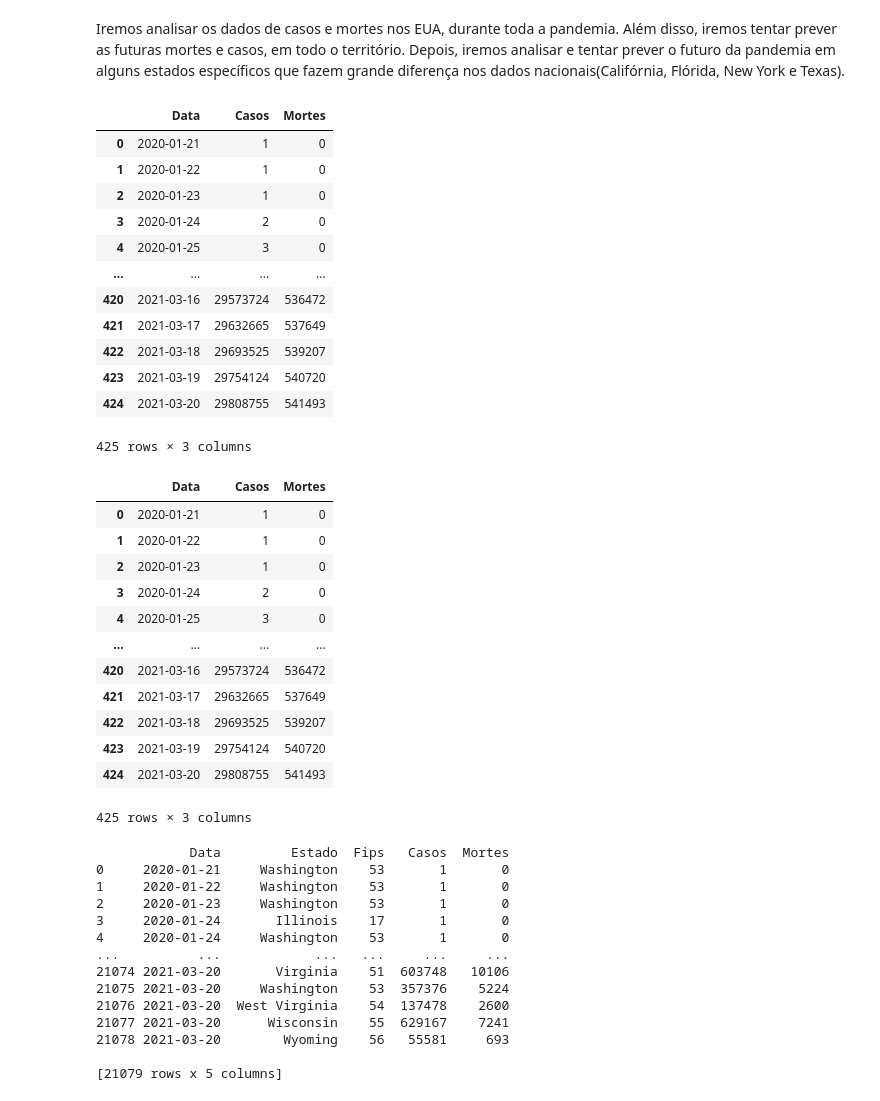
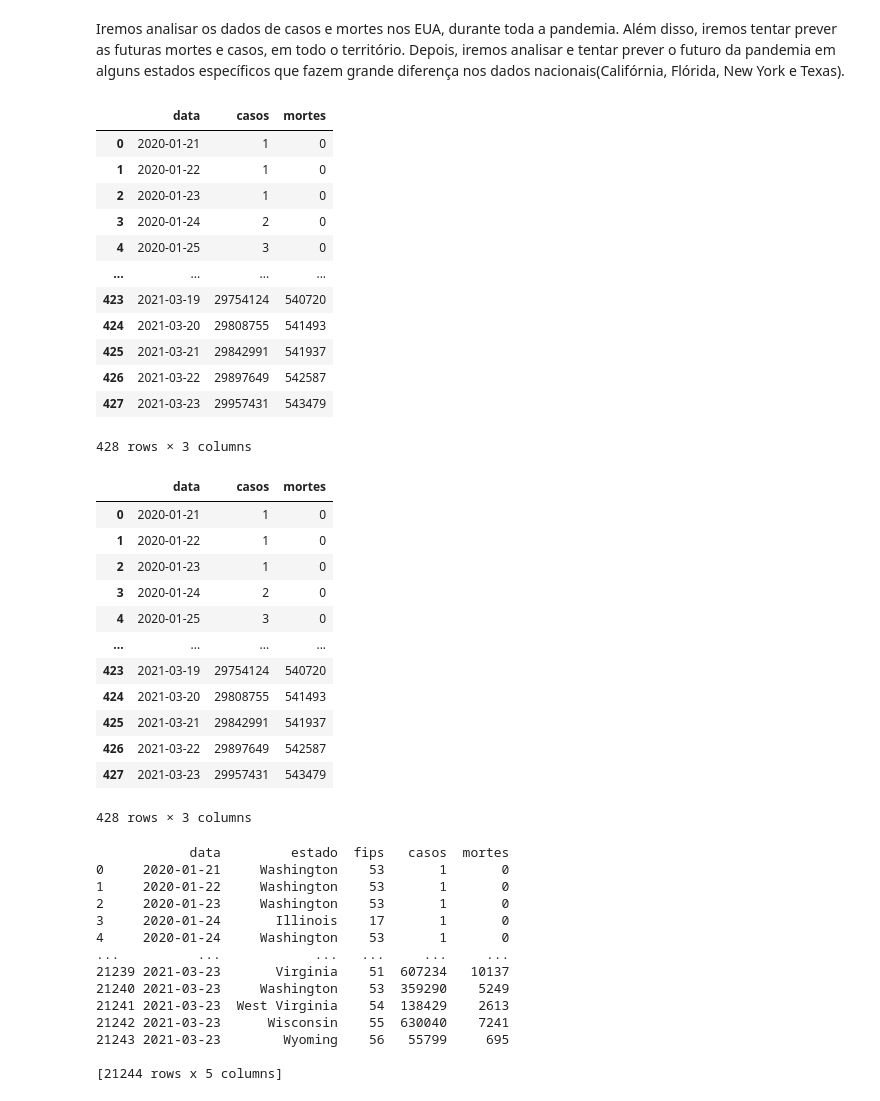
Before and after one commit to RicardoPreto/Covid-19_USA, a Jupyter notebook: Covid_19_USA.ipynb, the cells around one changed output. Saved outputs shown, nothing was run; the diff lists cells and outputs as text; code cells hidden in the pictures.

```diff
--- a/Covid_19_USA.ipynb
+++ b/Covid_19_USA.ipynb
@@ -11,43 +11,43 @@ import plotly.graph_objects as go
 # %%
     # Primeiro, vamos importar os dados do The New York Times
 url = 'https://raw.githubusercontent.com/nytimes/covid-19-data/master/us.csv'
 database = pd.read_csv(url, ',', parse_dates=['date'])
-database.columns = ['Data', 'Casos', 'Mortes']
+database.columns = ['data', 'casos', 'mortes']
 database
 # %% [output]
-|  | Data | Casos | Mortes |
+|  | data | casos | mortes |
 | 0 | 2020-01-21 | 1 | 0 |
 | 1 | 2020-01-22 | 1 | 0 |
 | 2 | 2020-01-23 | 1 | 0 |
 | 3 | 2020-01-24 | 2 | 0 |
 | 4 | 2020-01-25 | 3 | 0 |
 | ... | ... | ... | ... |
-| 420 | 2021-03-16 | 29573724 | 536472 |
-| 421 | 2021-03-17 | 29632665 | 537649 |
-| 422 | 2021-03-18 | 29693525 | 539207 |
 | 423 | 2021-03-19 | 29754124 | 540720 |
 | 424 | 2021-03-20 | 29808755 | 541493 |
+| 425 | 2021-03-21 | 29842991 | 541937 |
+| 426 | 2021-03-22 | 29897649 | 542587 |
+| 427 | 2021-03-23 | 29957431 | 543479 |
-425 rows × 3 columns
+428 rows × 3 columns
 # %%
     # Vamos selecionar e retirar o que não queremos dos dados
 database = database.loc[
-    (database.Casos >= 1) &
-    (database.Mortes >= 0)
+    (database.casos >= 1) &
+    (database.mortes >= 0)
 ]
 database
 # %% [output]
-|  | Data | Casos | Mortes |
+|  | data | casos | mortes |
 | 0 | 2020-01-21 | 1 | 0 |
 | 1 | 2020-01-22 | 1 | 0 |
 | 2 | 2020-01-23 | 1 | 0 |
 | 3 | 2020-01-24 | 2 | 0 |
 | 4 | 2020-01-25 | 3 | 0 |
 | ... | ... | ... | ... |
-| 420 | 2021-03-16 | 29573724 | 536472 |
-| 421 | 2021-03-17 | 29632665 | 537649 |
-| 422 | 2021-03-18 | 29693525 | 539207 |
 | 423 | 2021-03-19 | 29754124 | 540720 |
 | 424 | 2021-03-20 | 29808755 | 541493 |
+| 425 | 2021-03-21 | 29842991 | 541937 |
+| 426 | 2021-03-22 | 29897649 | 542587 |
+| 427 | 2021-03-23 | 29957431 | 543479 |
-425 rows × 3 columns
+428 rows × 3 columns
 # %%
     # Vamos visualizar os casos, durante toda a pandemia em um gráfico
@@ -60,28 +60,28 @@ px.line(database, 'Data', 'Mortes', title='Mortes por Covid-19 nos EUA')
         # Primeiro, importar os dados com as informações do The New York Times
 url1 = 'https://raw.githubusercontent.com/nytimes/covid-19-data/master/us-states.csv'
 database2 = pd.read_csv(url1, ',', parse_dates=['date'])
-database2.columns= ['Data', 'Estado', 'Fips', 'Casos', 'Mortes']
+database2.columns= ['data', 'estado', 'fips', 'casos', 'mortes']
 print(database2)
         # Agora, criar as variáveis
-ca = database2.loc[database2['Estado'] == 'California']
-fl = database2.loc[database2['Estado'] == 'Florida']
-ny = database2.loc[database2['Estado'] == 'New York']
-tx = database2.loc[database2['Estado'] == 'Texas']
+ca = database2.loc[database2['estado'] == 'California']
+fl = database2.loc[database2['estado'] == 'Florida']
+ny = database2.loc[database2['estado'] == 'New York']
+tx = database2.loc[database2['estado'] == 'Texas']
 # %% [output]
-            Data         Estado  Fips   Casos  Mortes
+            data         estado  fips   casos  mortes
 0     2020-01-21     Washington    53       1       0
 1     2020-01-22     Washington    53       1       0
 2     2020-01-23     Washington    53       1       0
 3     2020-01-24       Illinois    17       1       0
 4     2020-01-24     Washington    53       1       0
 ...          ...            ...   ...     ...     ...
-21074 2021-03-20       Virginia    51  603748   10106
-21075 2021-03-20     Washington    53  357376    5224
-21076 2021-03-20  West Virginia    54  137478    2600
-21077 2021-03-20      Wisconsin    55  629167    7241
-21078 2021-03-20        Wyoming    56   55581     693
+21239 2021-03-23       Virginia    51  607234   10137
+21240 2021-03-23     Washington    53  359290    5249
+21241 2021-03-23  West Virginia    54  138429    2613
+21242 2021-03-23      Wisconsin    55  630040    7241
+21243 2021-03-23        Wyoming    56   55799     695
 
-[21079 rows x 5 columns]
+[21244 rows x 5 columns]
 # %%
     # Vamos visualizar os casos por estado
         # Califórnia
```
Also changed, not shown: parts of 19 cells of this notebook.
